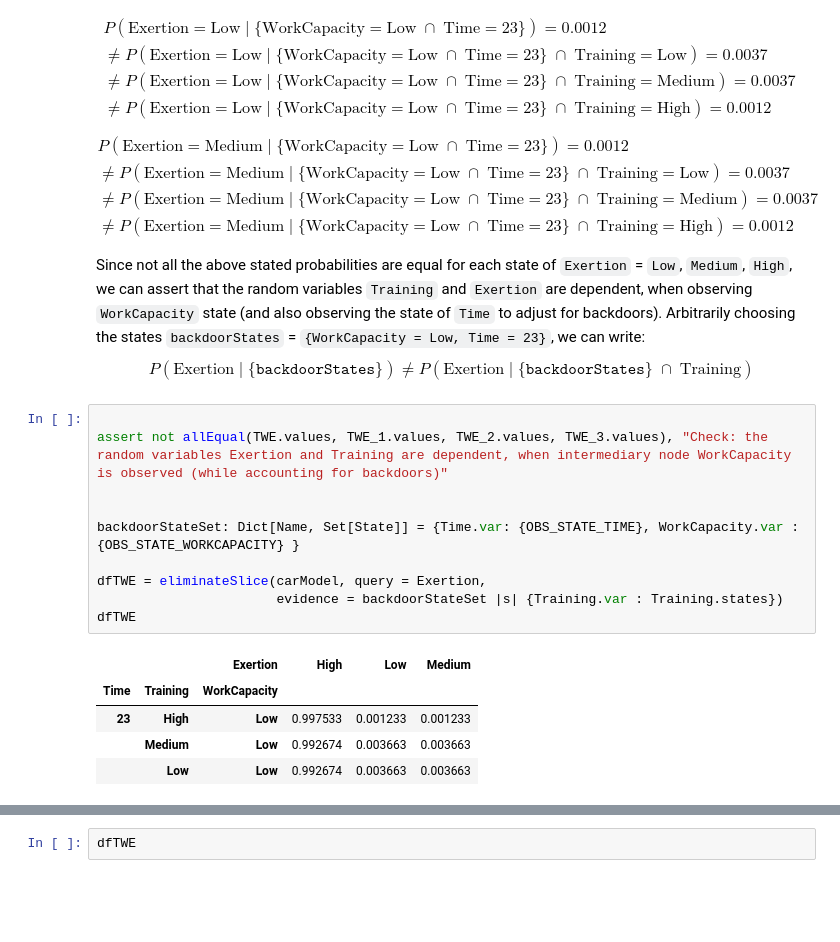
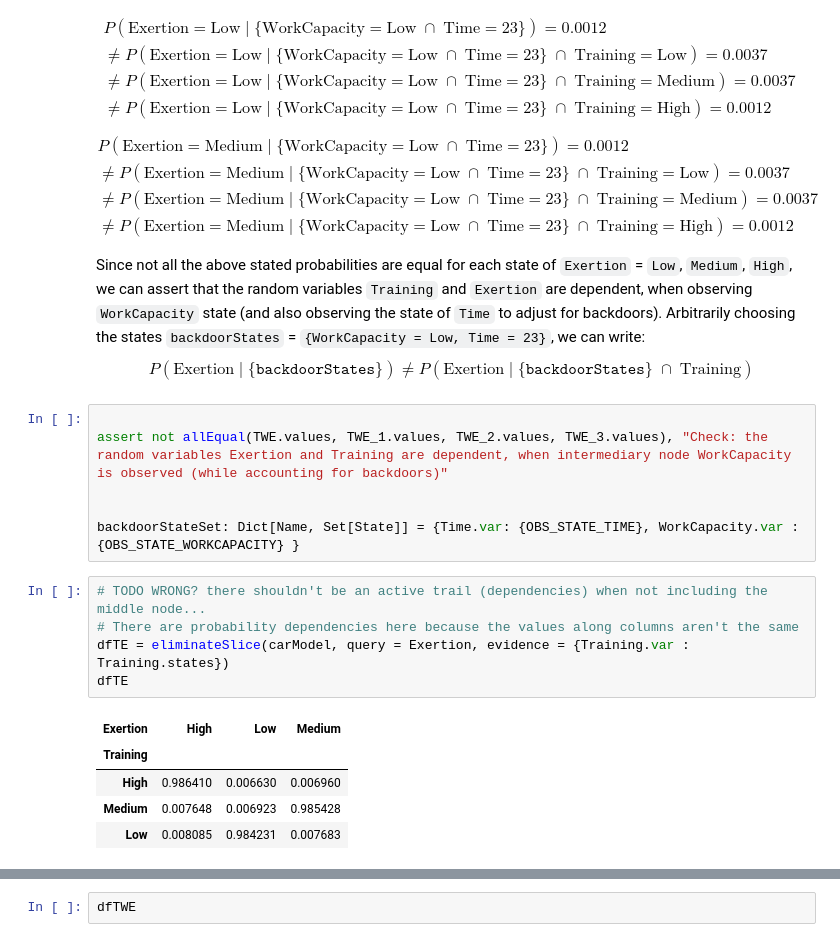
Before and after one commit to statisticallyfit/PythonProbabilisticGraphicalModels, a Jupyter notebook: src/PgmpyStudy/CarDemo_InferencePgmpy.ipynb, the cells around one changed output, grey strips where cells are left out. Cells and saved outputs as stored; diff of their text form; blank space fills up the shorter version.

```diff
--- a/src/PgmpyStudy/CarDemo_InferencePgmpy.ipynb
+++ b/src/PgmpyStudy/CarDemo_InferencePgmpy.ipynb
@@ -977,13 +980,14 @@ assert not allEqual(TWE.values, TWE_1.values, TWE_2.values, TWE_3.values), "Chec
 
 
 backdoorStateSet: Dict[Name, Set[State]] = {Time.var: {OBS_STATE_TIME}, WorkCapacity.var : {OBS_STATE_WORKCAPACITY} }
-
-dfTWE = eliminateSlice(carModel, query = Exertion,
-                       evidence = backdoorStateSet |s| {Training.var : Training.states})
-dfTWE
-# %% [output]
-|  |  | Exertion | High | Low | Medium |
-| Time | Training | WorkCapacity |  |  |  |
-| 23 | High | Low | 0.997533 | 0.001233 | 0.001233 |
-|  | Medium | Low | 0.992674 | 0.003663 | 0.003663 |
-|  | Low | Low | 0.992674 | 0.003663 | 0.003663 |
+# %%
+# TODO WRONG? there shouldn't be an active trail (dependencies) when not including the middle node...
+# There are probability dependencies here because the values along columns aren't the same
+dfTE = eliminateSlice(carModel, query = Exertion, evidence = {Training.var : Training.states})
+dfTE
+# %% [output]
+| Exertion | High | Low | Medium |
+| Training |  |  |  |
+| High | 0.986410 | 0.006630 | 0.006960 |
+| Medium | 0.007648 | 0.006923 | 0.985428 |
+| Low | 0.008085 | 0.984231 | 0.007683 |
```
Also changed, not shown: parts of 29 cells of this notebook, 2 other files.
